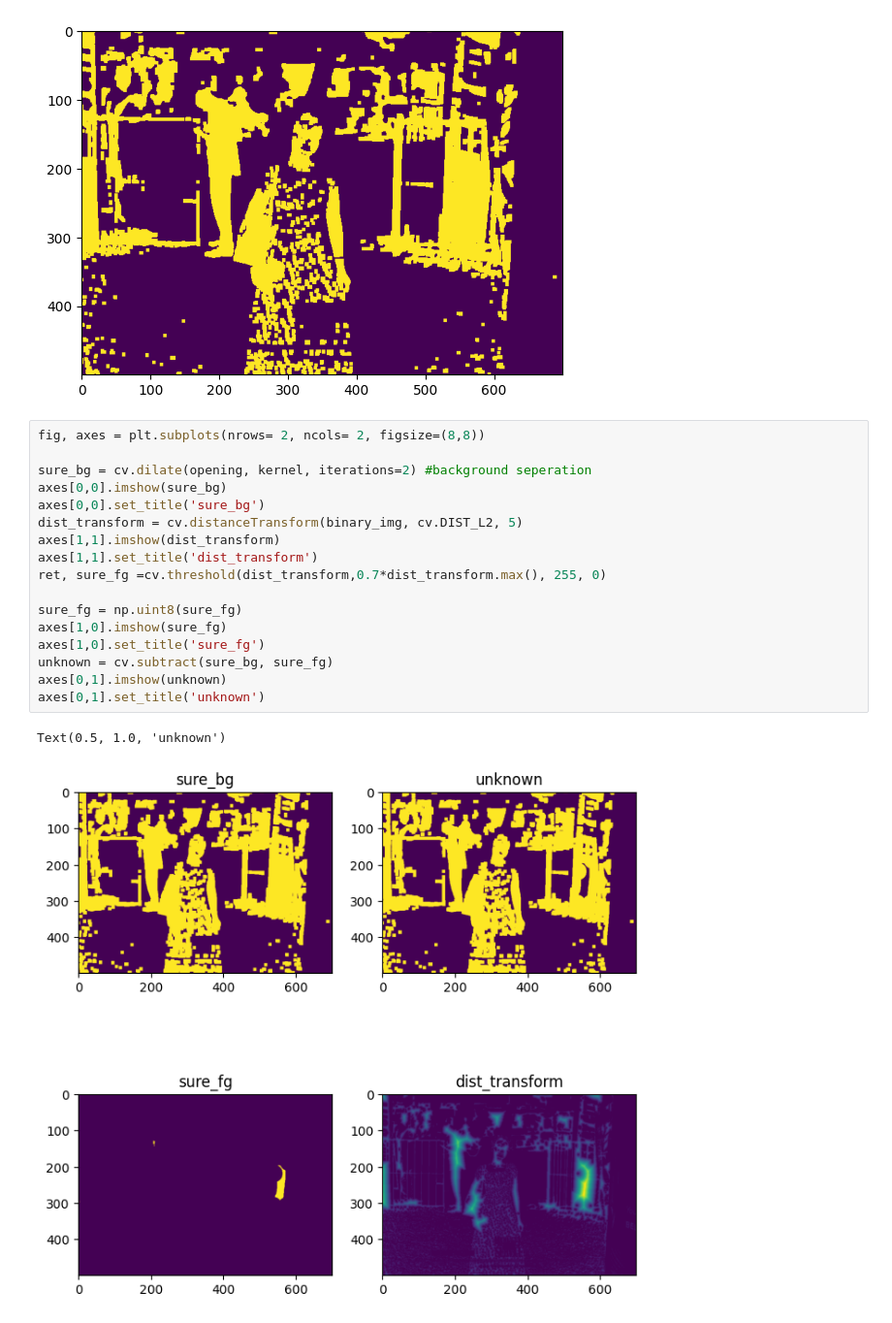
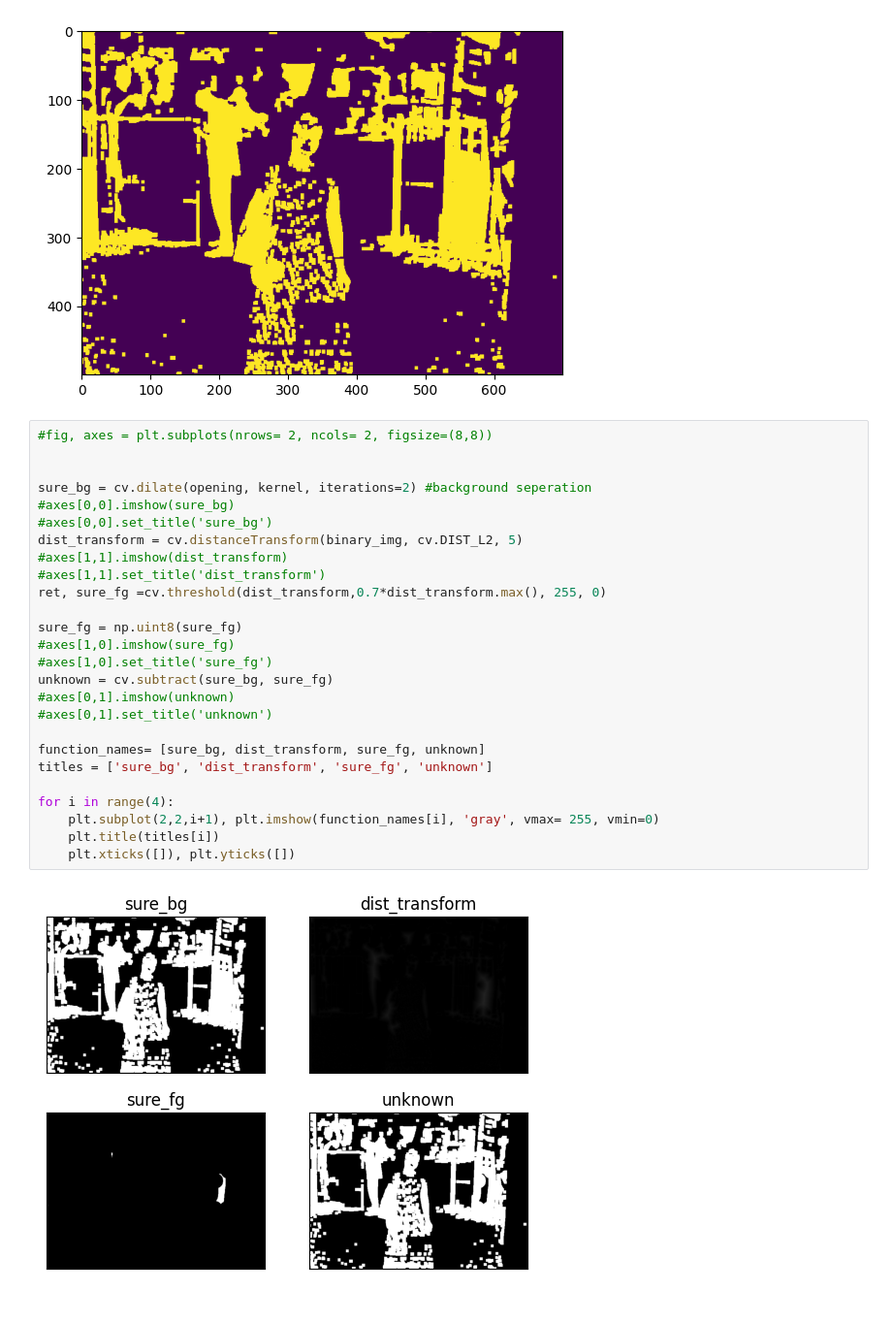
Before and after one commit to FavourTy/DSN-Computer-Vision-Journey, a Jupyter notebook: image_preprocessing_technique/notebook/image_preprocessing.ipynb, the cells around one changed output. Shown at 97% size. Drawn from its saved outputs; the diff is of its cells as text.

```diff
--- a/image_preprocessing_technique/notebook/image_preprocessing.ipynb
+++ b/image_preprocessing_technique/notebook/image_preprocessing.ipynb
@@ -126,24 +126,32 @@ plt.imshow(opening)
 <matplotlib.image.AxesImage at 0x...>
 [figure]
 # %%
-fig, axes = plt.subplots(nrows= 2, ncols= 2, figsize=(8,8))
+#fig, axes = plt.subplots(nrows= 2, ncols= 2, figsize=(8,8))
+
 
 sure_bg = cv.dilate(opening, kernel, iterations=2) #background seperation
-axes[0,0].imshow(sure_bg)
-axes[0,0].set_title('sure_bg')
+#axes[0,0].imshow(sure_bg)
+#axes[0,0].set_title('sure_bg')
 dist_transform = cv.distanceTransform(binary_img, cv.DIST_L2, 5)
-axes[1,1].imshow(dist_transform)
-axes[1,1].set_title('dist_transform')
+#axes[1,1].imshow(dist_transform)
+#axes[1,1].set_title('dist_transform')
 ret, sure_fg =cv.threshold(dist_transform,0.7*dist_transform.max(), 255, 0)
 
 sure_fg = np.uint8(sure_fg)
-axes[1,0].imshow(sure_fg)
-axes[1,0].set_title('sure_fg')
+#axes[1,0].imshow(sure_fg)
+#axes[1,0].set_title('sure_fg')
 unknown = cv.subtract(sure_bg, sure_fg)
-axes[0,1].imshow(unknown)
-axes[0,1].set_title('unknown')
+#axes[0,1].imshow(unknown)
+#axes[0,1].set_title('unknown')
+
+function_names= [sure_bg, dist_transform, sure_fg, unknown]
+titles = ['sure_bg', 'dist_transform', 'sure_fg', 'unknown']
+
+for i in range(4):
+    plt.subplot(2,2,i+1), plt.imshow(function_names[i], 'gray', vmax= 255, vmin=0)
+    plt.title(titles[i])
+    plt.xticks([]), plt.yticks([])
 # %% [output]
-Text(0.5, 1.0, 'unknown')
-[figure, old version]
+[figure, new version]
 # %%
 #marker labeling
```
Also changed, not shown: parts of 1 cell of this notebook.
